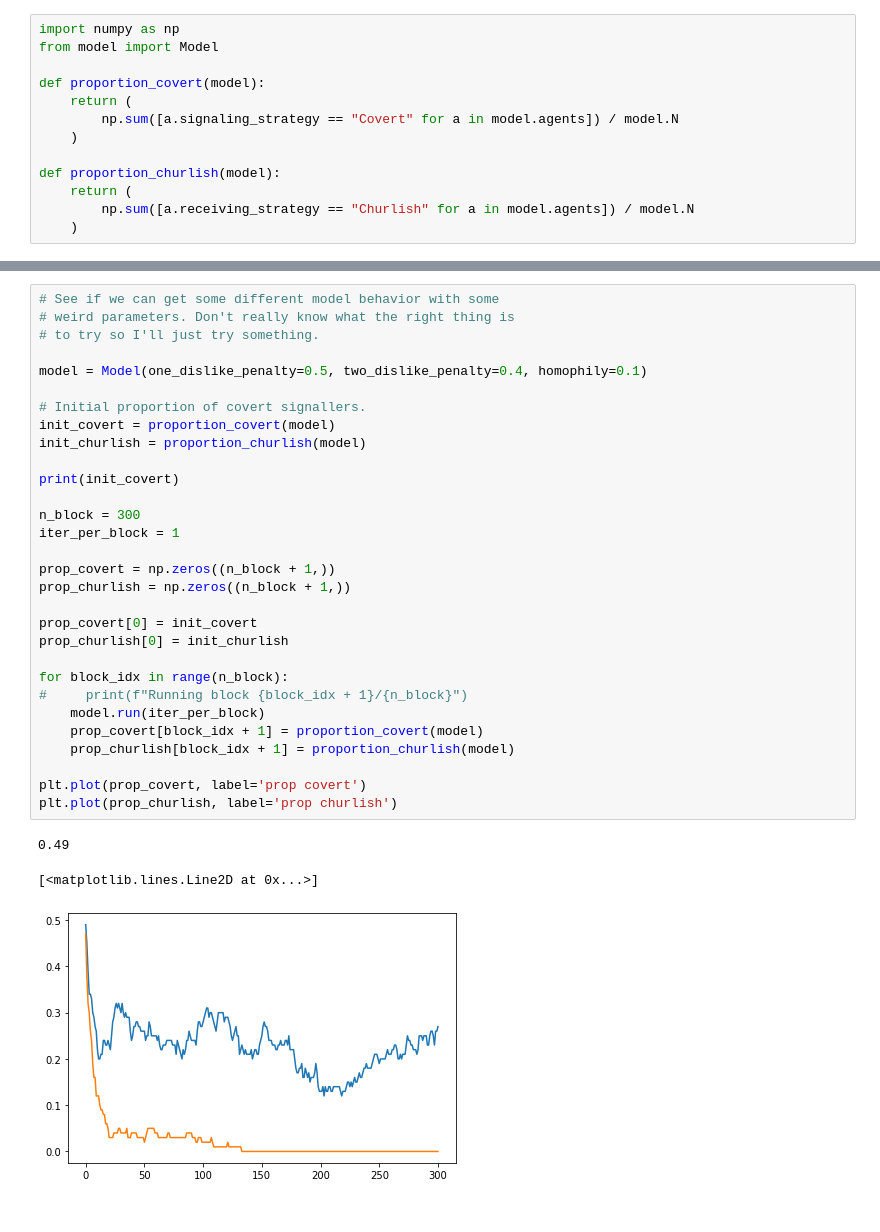
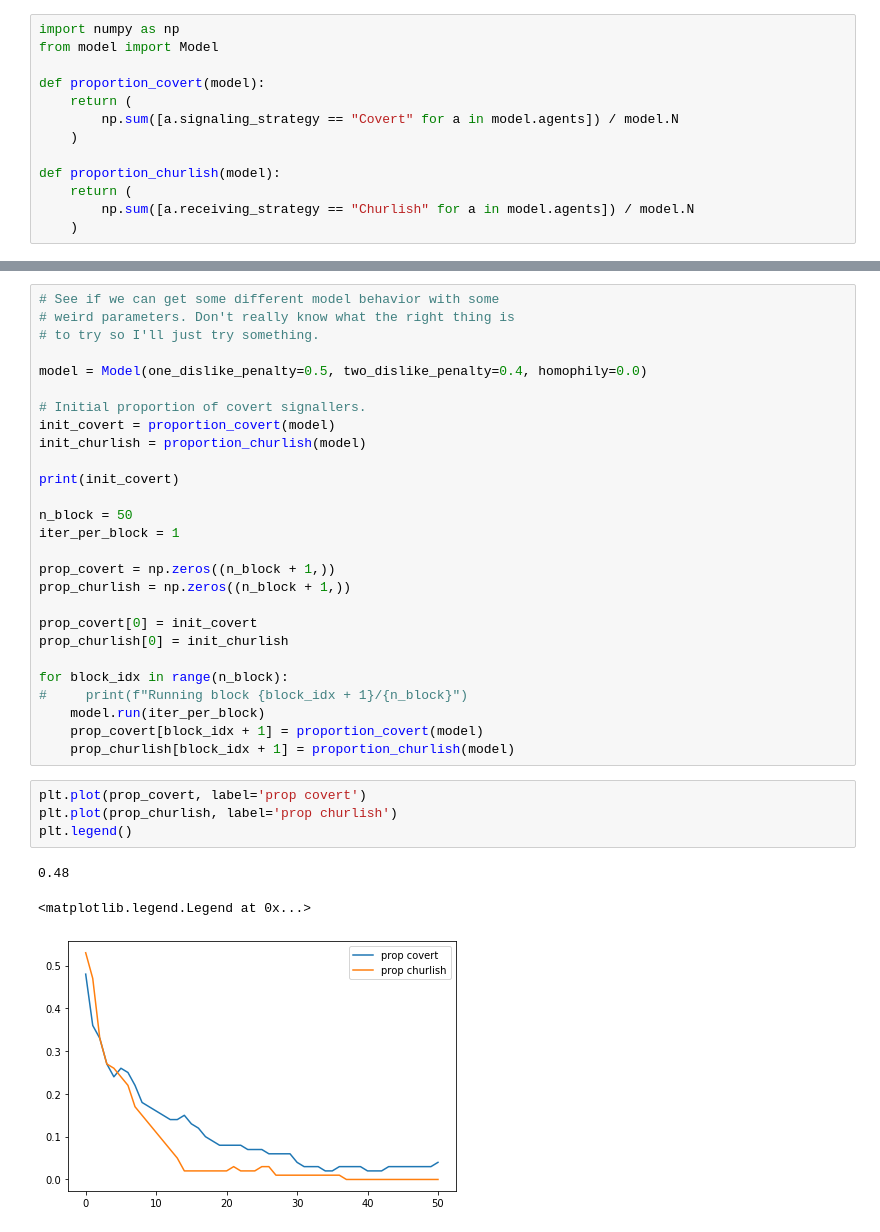
Before and after one commit to mt-digital/identity-signaling, a Jupyter notebook: Model development.ipynb, the cells around one changed output, grey strips where cells are left out. Saved outputs shown, nothing was run; the diff lists cells and outputs as text.

```diff
--- a/Model development.ipynb
+++ b/Model development.ipynb
@@ -193,7 +193,7 @@ plt.plot(prop_churlish, label='prop churlish')
 # weird parameters. Don't really know what the right thing is
 # to try so I'll just try something.
 
-model = Model(one_dislike_penalty=0.5, two_dislike_penalty=0.4, homophily=0.1)
+model = Model(one_dislike_penalty=0.5, two_dislike_penalty=0.4, homophily=0.0)
 
 # Initial proportion of covert signallers.
 init_covert = proportion_covert(model)
@@ -201,7 +201,7 @@ init_churlish = proportion_churlish(model)
 
 print(init_covert)
 
-n_block = 300
+n_block = 50
 iter_per_block = 1
 
 prop_covert = np.zeros((n_block + 1,))
@@ -215,10 +215,11 @@ for block_idx in range(n_block):
     model.run(iter_per_block)
     prop_covert[block_idx + 1] = proportion_covert(model)
     prop_churlish[block_idx + 1] = proportion_churlish(model)
-
-plt.plot(prop_covert, label='prop covert')
-plt.plot(prop_churlish, label='prop churlish')
-# %% [output]
-0.49
-[<matplotlib.lines.Line2D at 0x...>]
-[figure, removed]
+# %%
+plt.plot(prop_covert, label='prop covert')
+plt.plot(prop_churlish, label='prop churlish')
+plt.legend()
+# %% [output]
+0.48
+<matplotlib.legend.Legend at 0x...>
+[figure, added]
```
Also changed, not shown: parts of 8 cells of this notebook, 8 other files.
